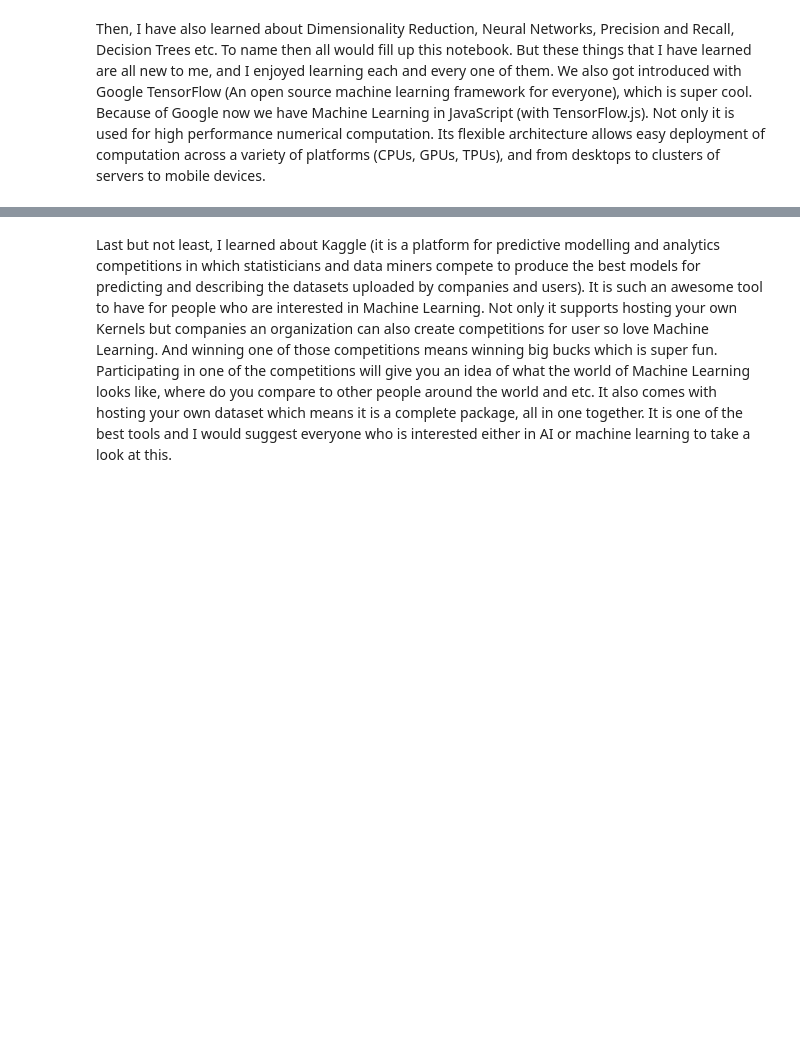
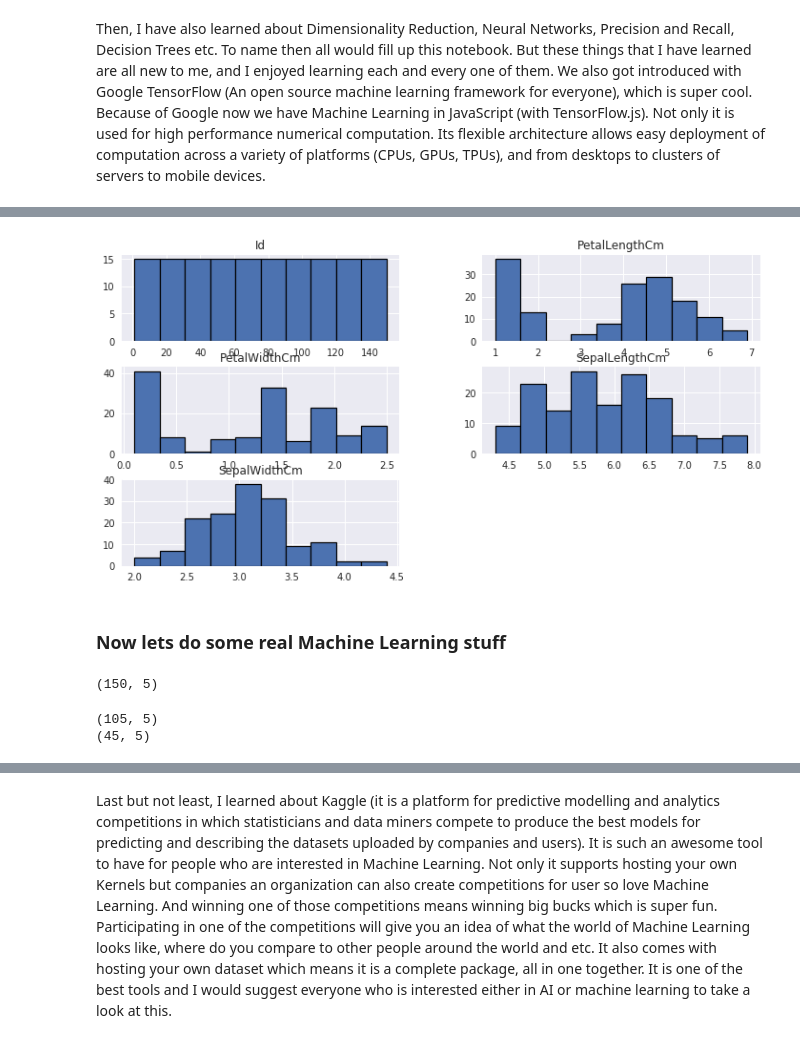
Before and after one commit to ThunderRoid/JupyterNotebook, a Jupyter notebook: Participation 6 - Course Summary.ipynb, the cells around one changed output, grey strips where cells are left out. Drawn from its saved outputs; the diff is of its cells as text; code cells hidden in the pictures; blank space fills up the shorter version.

```diff
--- a/Participation 6 - Course Summary.ipynb
+++ b/Participation 6 - Course Summary.ipynb
@@ -81,0 +112,22 @@ Then, I have also learned about Dimensionality Reduction, Neural Networks, Preci
+# %%
+iris.hist(edgecolor='black', linewidth=1.2)
+fig = plt.gcf()
+fig.set_size_inches(12,6)
+plt.show()
+# %% [output]
+[figure, added]
+# %% [markdown]
+### Now lets do some real Machine Learning stuff
+# %%
+iris.shape
+# %% [output]
+(150, 5)
+# %%
+#S plitting The Data into Training And Testing Dataset
+train, test = train_test_split(iris, test_size=0.3) # our main data split into train and test
+# the attribute test_size=0.3 splits the data into 70% and 30% ratio. train=70% and test=30%
+print(train.shape)
+print(test.shape)
+# %% [output]
+(105, 5)
+(45, 5)
```
Also changed, not shown: parts of 20 cells of this notebook.
